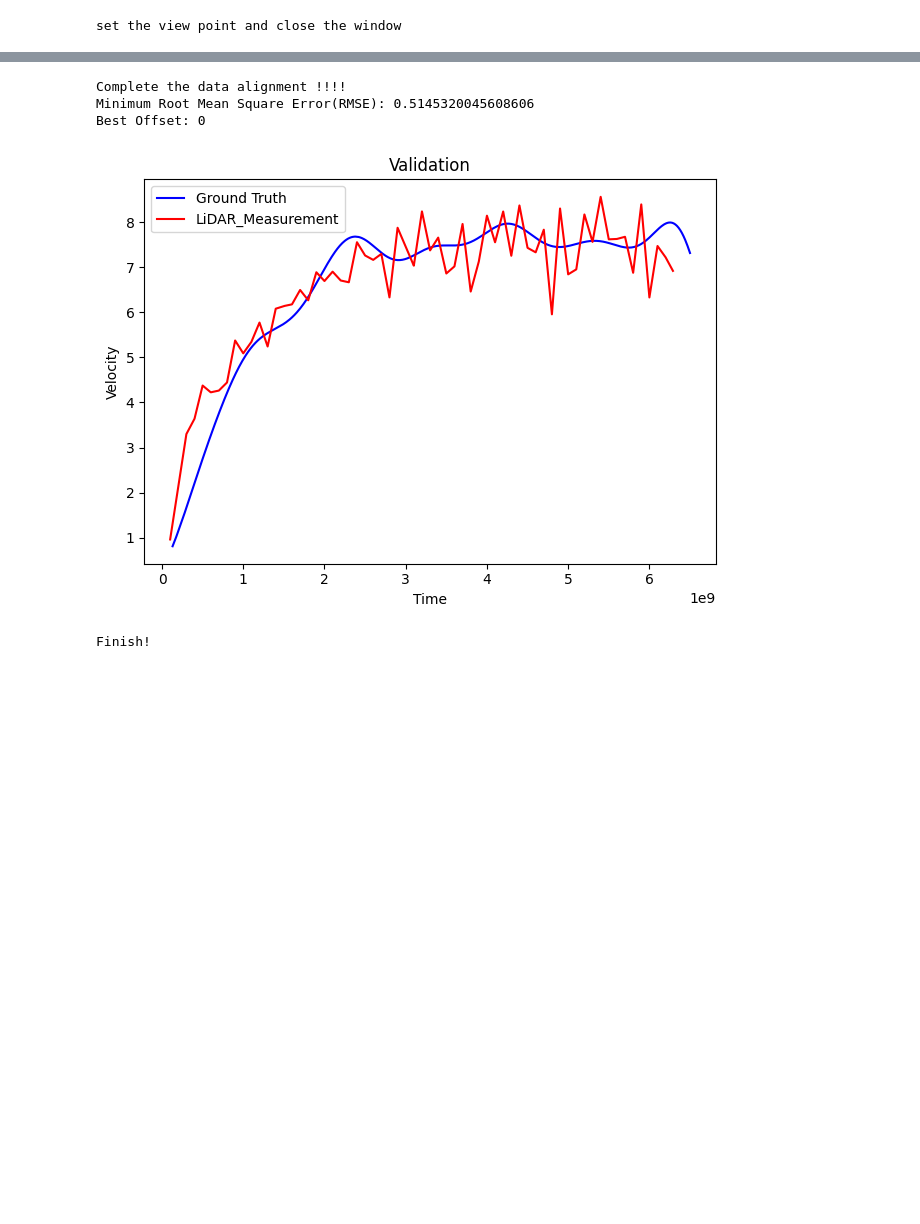
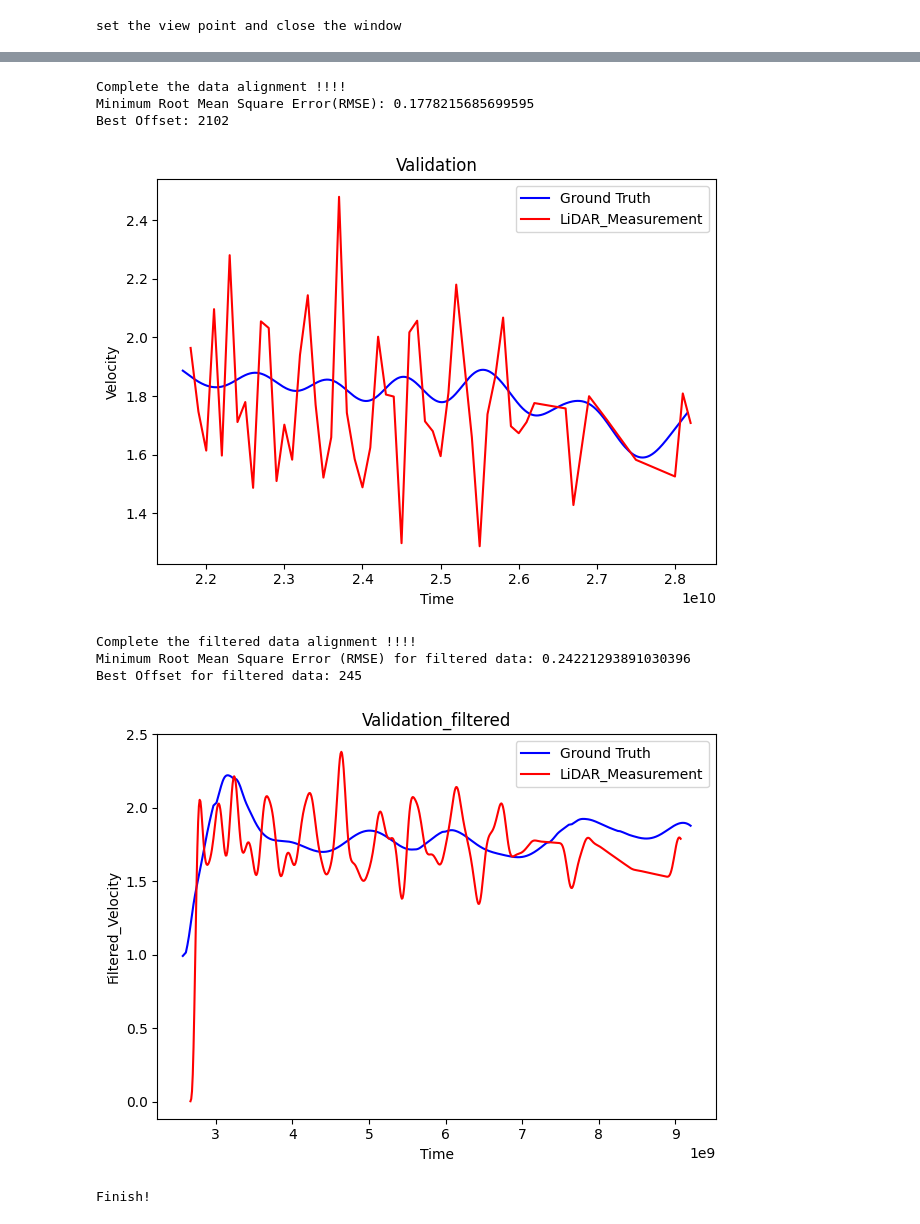
Before and after one commit to KenKobayashilax/lidar_in_soccer, a Jupyter notebook: bbox_detect_modified.ipynb, the cells around one changed output, grey strips where cells are left out. Cells and saved outputs as stored; diff of their text form; code cells hidden in the pictures; blank space fills up the shorter version.

Commit message:
modify the plot function of validation part

```diff
--- a/bbox_detect_modified.ipynb
+++ b/bbox_detect_modified.ipynb
@@ -19,11 +19,11 @@ from utils.handling_cluster import visualize_by_cluster_bbox, crop_cluster, visu
 from detection.detect import compute_nearest_cluster_multicase, compute_bbox, save_bbox_result
 from plane_elimination.plane_elimination import eliminate_planes
 from plane_elimination.plane_equotions_list import planes_list, bool_list #list to define plane equotions
-from validation.data_preprocess import butter_lowpass_filter, apply_interp_to_gt, align_dataframe, plot_validation_result, plot_validation_filtered_result
+from validation.data_preprocess import butter_lowpass_filter, align_dataframe, plot_validation_result, plot_validation_filtered_result
 
 data_type_name_pcd = "LIVOX_Hallway_pcds"
-experiment_name = "jogging_fast_4th"
-dir_name = "res100ms_start13.5s"
+experiment_name = "Walking_to_end_1st1"
+dir_name = "res100ms_start30s"
 
 #directory path of pcd files
 directory_path = os.path.join(DATA_PATH, data_type_name_pcd, experiment_name, dir_name)
@@ -251,7 +251,7 @@ ms = pd.read_csv(ms_directory_path)
 
 # directory path of ground truth csv file
 gt_folder = "Data"
-gt_file_name = "Run_4.csv"
+gt_file_name = "Run_1.csv"
 gt_directory_path = os.path.join(BASE_PATH, gt_folder, gt_file_name)
 gt = pd.read_csv(gt_directory_path)
 
@@ -269,19 +269,14 @@ gt.set_index('Time', inplace=True)
 # Resample the measurement data to match the higher sampling rate of gt
 ms = ms.resample('0.01S').mean().interpolate()
 
-# save velocity data without NaN to a csv file
-gt_cleaned_csv = "velocity_gt_cleaned.csv"
-gt_cleaned_path = os.path.join(folder_tracked, subfolder_name, gt_cleaned_csv)
-gt.to_csv(gt_cleaned_path, index=False)
-
 
 
 ############### butter filter #####################
 ms_cutoff_frequency = 2.0  # cut-off frequency
-ms_sample_rate = 10.0  # sampling rate
+ms_sample_rate = 30.0  # sampling rate
 
 gt_cutoff_frequency = 2.0  # cut-off frequency
-gt_sample_rate = 300.0  # sampling rate
+gt_sample_rate = 30.0  # sampling rate
 
 ms_filtered_velocity = butter_lowpass_filter(ms['Velocity'], ms_cutoff_frequency, ms_sample_rate)
 ms['Filtered_Velocity'] = ms_filtered_velocity
@@ -291,37 +286,40 @@ gt['Filtered_Velocity'] = gt_filtered_velocity
 
 
 
 ############# align the groundtruth and measurement data ############
 # apply to the original gt data
 len_diff = len(gt) - len(ms)
 min_rmse, best_chunk, best_offset = align_dataframe(gt, ms, len_diff, filter=False)
 
 print(f"Complete the data alignment !!!!")
 print(f"Minimum Root Mean Square Error(RMSE): {min_rmse}")
 print(f"Best Offset: {best_offset}")
 
 # Plot the results
 plot_validation_result(len_diff, best_chunk, gt, ms)
 
 
 
 
 # apply to the filtered gt data
 len_diff_filtered = len(gt) - len(ms)
-min_rmse_filtered, best_chunk_filtered, best_offset_filtered = align_dataframe(gt, ms, len_diff_filtered, filter=False)
+min_rmse_filtered, best_chunk_filtered, best_offset_filtered = align_dataframe(gt, ms, len_diff_filtered, filter=True)
 
 print(f"Complete the filtered data alignment !!!!")
 print(f"Minimum Root Mean Square Error (RMSE) for filtered data: {min_rmse_filtered}")
 print(f"Best Offset for filtered data: {best_offset_filtered}")
 
 # Plot the results for the filtered data
-plot_validation_result(len_diff_filtered, best_chunk_filtered, gt, ms)
-
+plot_validation_filtered_result(len_diff_filtered, best_chunk_filtered, gt, ms)
 
 print("Finish!")
 # %% [output]
 Complete the data alignment !!!!
-Minimum Root Mean Square Error(RMSE): 0.5145320045608606
-Best Offset: 0
+Minimum Root Mean Square Error(RMSE): 0.1778215685699595
+Best Offset: 2102
-[figure, old version]
+[figure, new version]
-Finish!
+Complete the filtered data alignment !!!!
+Minimum Root Mean Square Error (RMSE) for filtered data: 0.24221293891030396
+Best Offset for filtered data: 245
+[figure, added]
+Finish!
```
Also changed, not shown: parts of 2 cells of this notebook, 1 other file.
